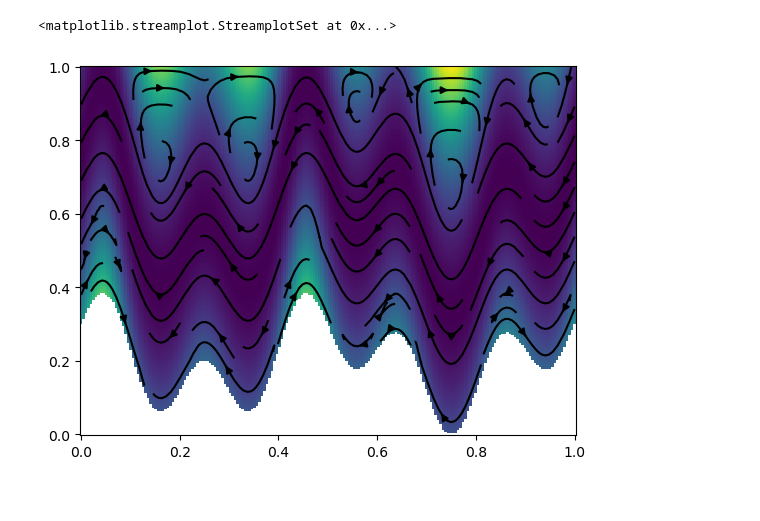
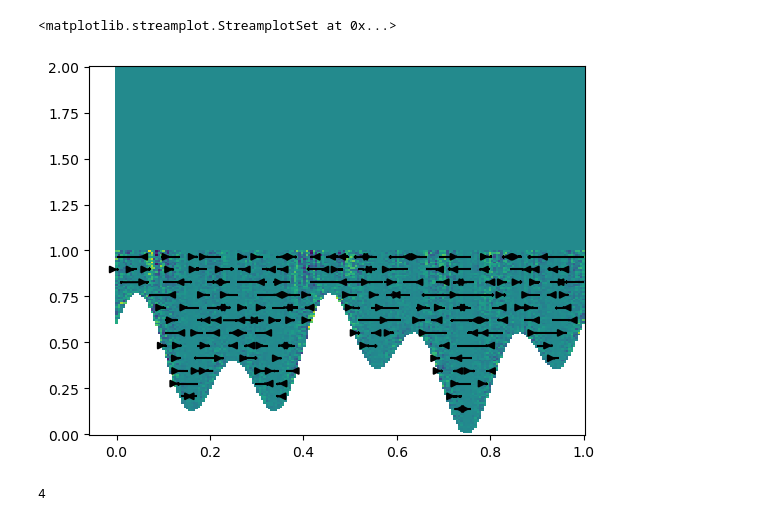
Before and after one commit to emastr/deep-micro-slip-model, a Jupyter notebook: notebooks/part30_paper_runs/analysis/interp_test.ipynb, the cells around one changed output. Saved outputs shown, nothing was run; the diff lists cells and outputs as text; code cells hidden in the pictures.

```diff
--- a/notebooks/part30_paper_runs/analysis/interp_test.ipynb
+++ b/notebooks/part30_paper_runs/analysis/interp_test.ipynb
@@ -1,32 +1,55 @@
 # %%
-from jax import grad, jit, vmap
+from jax import grad, jit, vmap, jacrev
 import jax.numpy as np
 import numpy as nnp
 import matplotlib.pyplot as plt
+from jax.lax import cond
 
 
 beta = 1
 alpha = 2
-rho = 0.2
-f = lambda x: (np.sin(2*np.pi*5*x) + np.cos(2*np.pi*2*x)+2)*0.1
+rho = 1.0
+eps = 0.2
+f = lambda x: (np.sin(2*np.pi*5*x) + np.cos(2*np.pi*2*x)+2)*eps
 
-phi = lambda f, y: y-f/(beta - f)
+plus = lambda vec1, vec2: (vec1[0]+vec2[0], vec1[1]+vec2[1])
+mult = lambda vec, c: (vec[0]*c, vec[1]*c)
+phi = lambda f, y: (y-f)/(beta - f)
 u_phi = lambda phi, df: (rho*(3*phi - 2)*phi, -2*rho*df*phi*(1 - phi)**2)
-u = lambda f: lambda x, y: u_phi(phi(f(x), y), grad(f)(x))
-
+u_lower = lambda f: lambda x, y: u_phi(phi(f(x), y), grad(f)(x))
+u_whole = lambda f, beta, alpha, U, eps: lambda x, y:  cond(y<beta,
+                                                           lambda x, y: mult(u_lower(f)(x, y), U*eps),
+                                                           lambda x, y: (((y - beta) + eps*(alpha - y))*U/(alpha - beta), 0.),
+                                                           x,y)
 
 
 x = np.linspace(0, 1, 200)
-y = np.linspace(0, 1, 200)
+y = np.linspace(0, 2, 200)
+#y = np.linspace(0, 1, 200)
 X, Y = np.meshgrid(x, y)
 mask = Y > f(X)
 
-(U, V) = jit(vmap(vmap(u(f), (0, 0)), (0, 0)))(X, Y)
+#(U, V) = jit(vmap(vmap(u(f), (0, 0)), (0, 0)))(X, Y)
+u = u_whole(f, beta, alpha, 1, eps)
+dudy = jacrev(u, argnums=1)
+dudx = jacrev(u, argnums=0)
+ddudxx = jacrev(dudx, argnums=0)
+ddudyy = jacrev(dudy, argnums=1)
+laplaceu = lambda x, y: plus(ddudxx(x, y),ddudyy(x, y))
+divu = lambda x, y: (dudx(x, y)[0] + dudy(x, y)[1], 0)
+
+(U, V) = vmap(vmap(divu, (0, 0)), (0, 0))(X, Y)
 U = np.where(mask, U, np.nan)
 V = np.where(mask, V, np.nan)
 plt.pcolormesh(X, Y, U)
 ar = lambda x: nnp.array(x)
 plt.streamplot(ar(X), ar(Y), ar(U), ar(V), color='k')
 # %% [output]
 <matplotlib.streamplot.StreamplotSet at 0x...>
-[figure, old version]
+[figure, new version]
+# %%
+
+x = lambda a,b: cond(a>b, lambda a, b: a*a, lambda a,b: b*b, a, b)
+print(x(1,2))
+# %% [output]
+4
```
Also changed, not shown: 5 other files.
